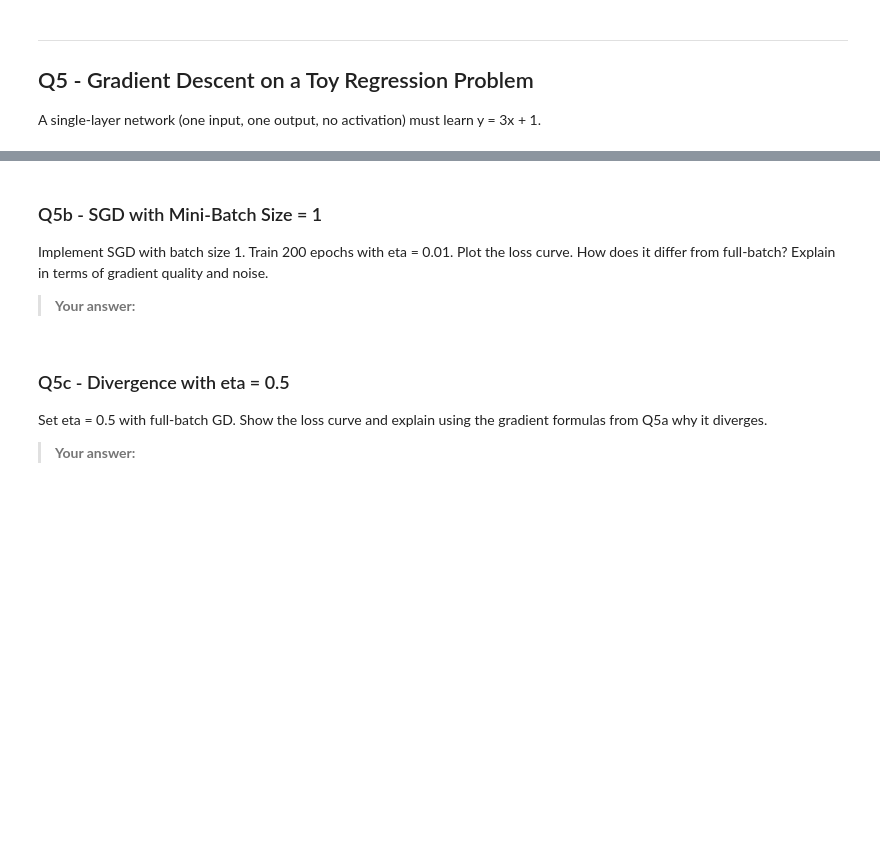
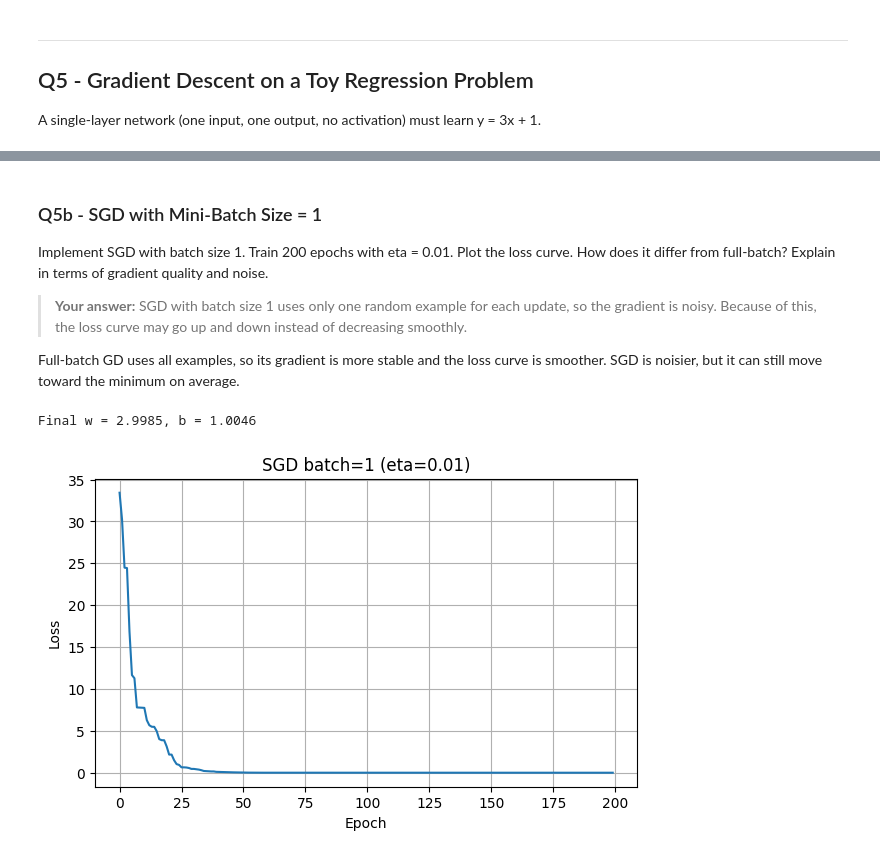
Before and after one commit to Stamatics-NumberstoNeurons/assignment2-aryakishor-a, a Jupyter notebook: Assignment_2_N2N.ipynb, the cells around one changed output, grey strips where cells are left out. Saved outputs shown, nothing was run; the diff lists cells and outputs as text; code cells hidden in the pictures; blank space fills up the shorter version.

```diff
--- a/Assignment_2_N2N.ipynb
+++ b/Assignment_2_N2N.ipynb
@@ -242,28 +387,42 @@ plt.show()
 
 Implement SGD with batch size 1. Train 200 epochs with eta = 0.01. Plot the loss curve. How does it differ from full-batch? Explain in terms of gradient quality and noise.
 
-> **Your answer:**
+> **Your answer:** SGD with batch size 1 uses only one random example for each update, so the gradient is noisy. Because of this, the loss curve may go up and down instead of decreasing smoothly.
+
+Full-batch GD uses all examples, so its gradient is more stable and the loss curve is smoother. SGD is noisier, but it can still move toward the minimum on average.
 # %%
 w, b = 0.0, 0.0
 eta = 0.01
 losses_sgd = []
 
 for epoch in range(200):
-    # TODO: pick random example, compute gradient, update
-    loss = None
+    i = np.random.randint(X_train.size)
+    x_i = X_train[i]
+    y_i = y_train[i]
+
+    y_pred = w * x_i + b
+    error = y_pred - y_i
+
+    dw = error * x_i
+    db = error
+
+    w = w - eta * dw
+    b = b - eta * db
+
+    all_pred = w * X_train + b
+    all_error = all_pred - y_train
+
+    loss = (1 / (2 * X_train.size)) * np.sum(all_error ** 2)
     losses_sgd.append(loss)
 
 print(f'Final w = {w:.4f}, b = {b:.4f}')
 plt.figure(figsize=(7, 4))
 plt.plot(losses_sgd)
 plt.xlabel('Epoch')
 plt.ylabel('Loss')
 plt.title('SGD batch=1 (eta=0.01)')
 plt.grid(True)
 plt.show()
+# %% [output]
+Final w = 2.9985, b = 1.0046
+[figure, added]
-# %% [markdown]
-### Q5c - Divergence with eta = 0.5
-
-Set eta = 0.5 with full-batch GD. Show the loss curve and explain using the gradient formulas from Q5a why it diverges.
-
-> **Your answer:**
```
Also changed, not shown: parts of 34 cells of this notebook.
